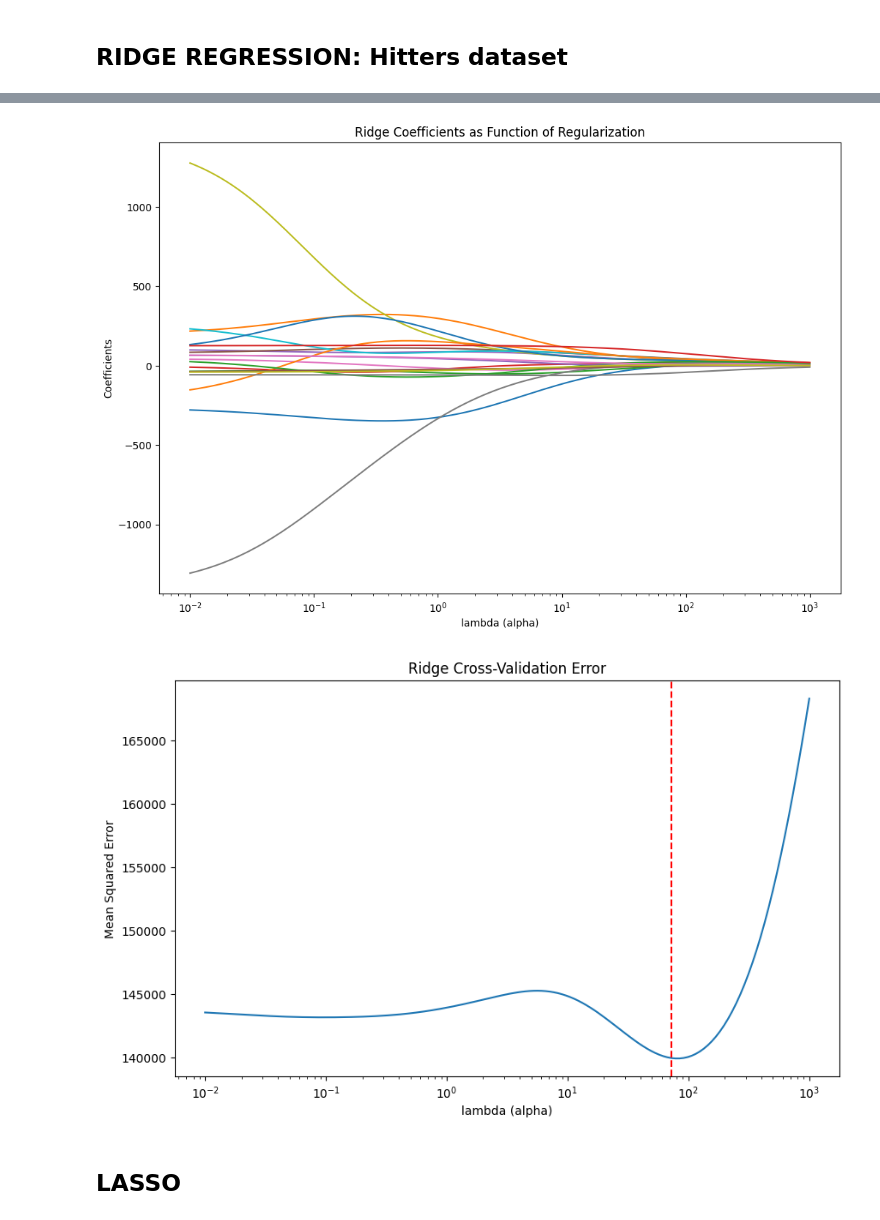
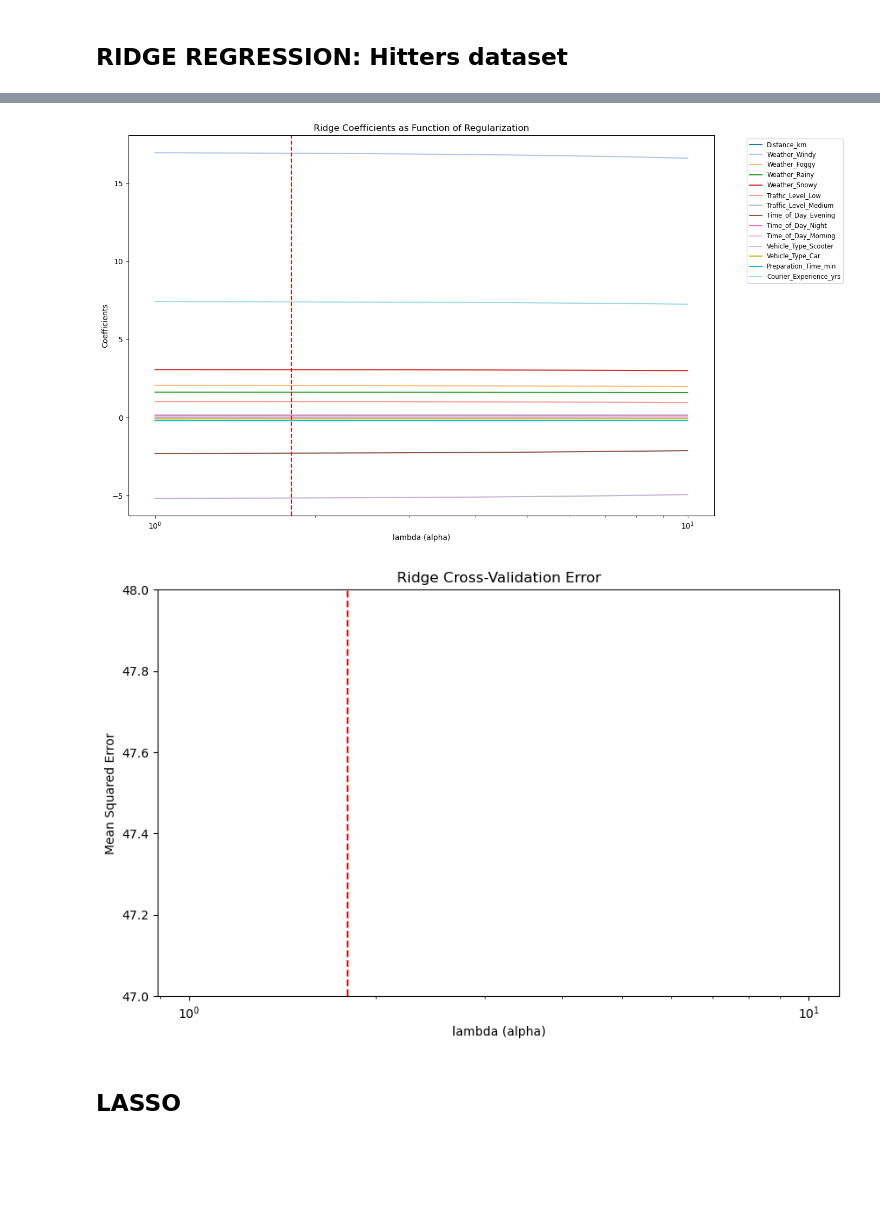
Before and after one commit to DanieleGotti/Food_Delivery_Time_Prediction, a Jupyter notebook: Ridge_Lasso_Regression (da fare).ipynb, the cells around one changed output, grey strips where cells are left out. Drawn from its saved outputs; the diff is of its cells as text; code cells hidden in the pictures; blank space fills up the shorter version.

Commit message:
Lasso Ridge and Trees

```diff
--- a/Ridge_Lasso_Regression (da fare).ipynb
+++ b/Ridge_Lasso_Regression (da fare).ipynb
@@ -26,0 +134,10 @@ Missing values: 59
+# %%
+residuals = results.resid
+
+residuals_std = np.std(residuals)
+threshold = 2.9 * residuals_std
+
+mask = np.abs(residuals) < threshold
+Food = Food.loc[mask].copy()
+
+print(f"Number of rows after removing outliers: {len(Food)}")
@@ -27,13 +199,11 @@ Missing values: 59
 # %%
-# Prepare features and target
-X = pd.get_dummies(hitters.drop('Salary', axis=1), drop_first=True)
-y = hitters['Salary']
+
 
 # Split data into training and test sets
 X_train, X_test, y_train, y_test = train_test_split(X, y, test_size=0.5, random_state=1)
 
 # Define lambda values for regularization
-lambda_values = np.logspace(-2, 3, 150) # da 10^-2 a 10^3, 150 valori
+lambda_values = np.logspace(0, 1, 500) # da 10^-2 a 10^3, 150 valori
 # %%
 # Create Ridge pipeline with scaling
 pipeline = make_pipeline(StandardScaler(), Ridge())
@@ -58,23 +228,45 @@ Ridge Test MSE: 99871.91
 # %%
-# Plot coefficients vs lambda
+feature_names = [
+    'Distance_km',
+    'Weather_Windy', 'Weather_Foggy', 'Weather_Rainy', 'Weather_Snowy',
+    'Traffic_Level_Low', 'Traffic_Level_Medium',
+    'Time_of_Day_Evening', 'Time_of_Day_Night', 'Time_of_Day_Morning',
+    'Vehicle_Type_Scooter', 'Vehicle_Type_Car',
+    'Preparation_Time_min',
+    'Courier_Experience_yrs'
+]
+
+# Lista per salvare i coefficienti
 coefs = []
+
+# Esegui Ridge Regression per ogni valore di lambda
 for a in lambda_values:
     pipe = make_pipeline(StandardScaler(), Ridge(alpha=a))
     pipe.fit(X_train, y_train)
     coefs.append(pipe.named_steps['ridge'].coef_)
 
-plt.figure(figsize=(12, 8))
+coefs = np.array(coefs)  # Trasforma in array per gestirlo facilmente
+
+# Plot
+plt.figure(figsize=(14, 8))
 ax = plt.gca()
-ax.plot(lambda_values, coefs)
+
+# Usa un colore diverso per ogni linea
+colors = plt.cm.tab20(np.linspace(0, 1, len(feature_names)))
+
+for idx, name in enumerate(feature_names):
+    ax.plot(lambda_values, coefs[:, idx], label=name, color=colors[idx])
+
 ax.set_xscale('log')
 plt.xlabel('lambda (alpha)')
+plt.axvline(best_alpha, color='r', linestyle='--')
 plt.ylabel('Coefficients')
 plt.title('Ridge Coefficients as Function of Regularization')
+plt.legend(bbox_to_anchor=(1.05, 1), loc='upper left', fontsize='small')  # Legenda fuori dal grafico
+plt.tight_layout()
 plt.show()
-# Ogni traiettoria è un beta. All'aumentare di lambda i coefficienti vanno verso lo zero.
-# All'inizio c'è overfitting poi rimangono solo le variabili più influenti
 # %% [output]
-[figure, old version]
+[figure, new version]
 # %%
 # Plot cross-validation errors
 cv_scores = []
@@ -91,11 +283,12 @@ plt.axvline(best_alpha, color='r', linestyle='--')
 plt.xlabel('lambda (alpha)')
 plt.ylabel('Mean Squared Error')
 plt.title('Ridge Cross-Validation Error')
+plt.ylim(47, 48)
 plt.show()
 # Trovo il minimo di lambda. Se vado avanti il modello diventa inutile perchè mando tutto a zero
 # Tornando al grafico sopra nel minimo vedo che rossa e grigia sono le variabili da tenere
 # %% [output]
-[figure, old version]
+[figure, new version]
 # %% [markdown]
 ## LASSO
 # %%
```
Also changed, not shown: parts of 12 cells of this notebook, 3 other files.
